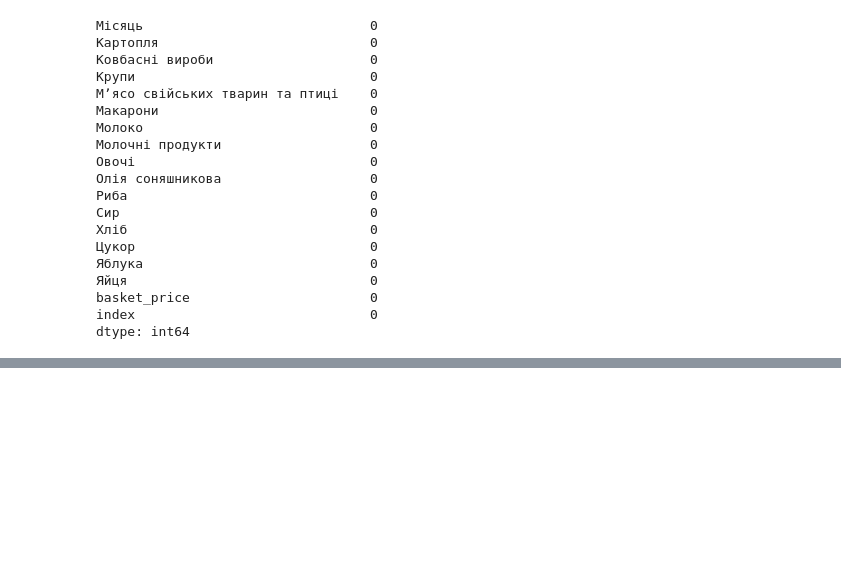
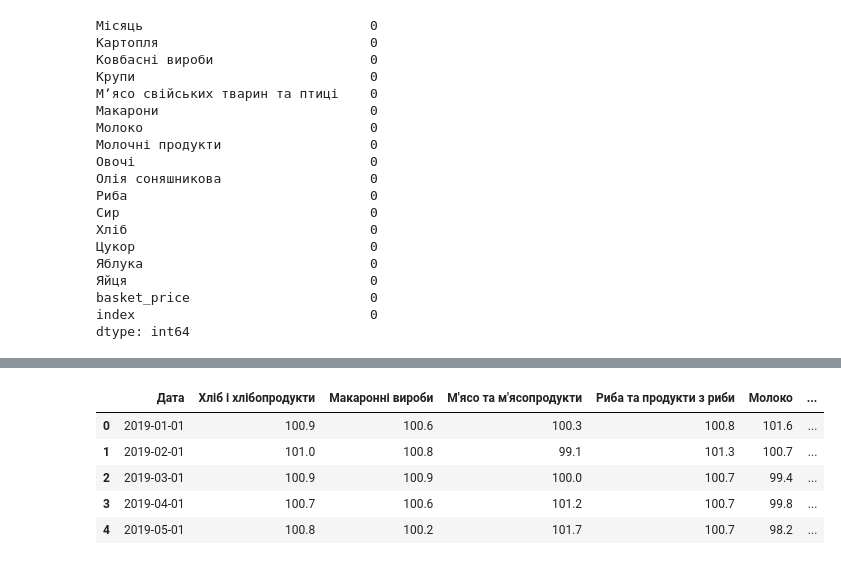
Before and after one commit to darynka-h/good_basket_research, a Jupyter notebook: model_26_clean_data.ipynb, the cells around one changed output, grey strips where cells are left out. Cells and saved outputs as stored; diff of their text form; code cells hidden in the pictures; blank space fills up the shorter version.

```diff
--- a/model_26_clean_data.ipynb
+++ b/model_26_clean_data.ipynb
@@ -808 +858,11 @@ Covariance Type:            nonrobust
 dtype: float64
+# %%
+cpi_basket = pd.read_csv('index_2019_2024.csv')
+cpi_basket.head()
+# %% [output]
+|  | Дата | Хліб і хлібопродукти | Макаронні вироби | М'ясо та м'ясопродукти | Риба та продукти з риби | Молоко | ... |
+| 0 | 2019-01-01 | 100.9 | 100.6 | 100.3 | 100.8 | 101.6 | ... |
+| 1 | 2019-02-01 | 101.0 | 100.8 | 99.1 | 101.3 | 100.7 | ... |
+| 2 | 2019-03-01 | 100.9 | 100.9 | 100.0 | 100.7 | 99.4 | ... |
+| 3 | 2019-04-01 | 100.7 | 100.6 | 101.2 | 100.7 | 99.8 | ... |
+| 4 | 2019-05-01 | 100.8 | 100.2 | 101.7 | 100.7 | 98.2 | ... |
```
Also changed, not shown: parts of 11 cells of this notebook, 11 other files.
